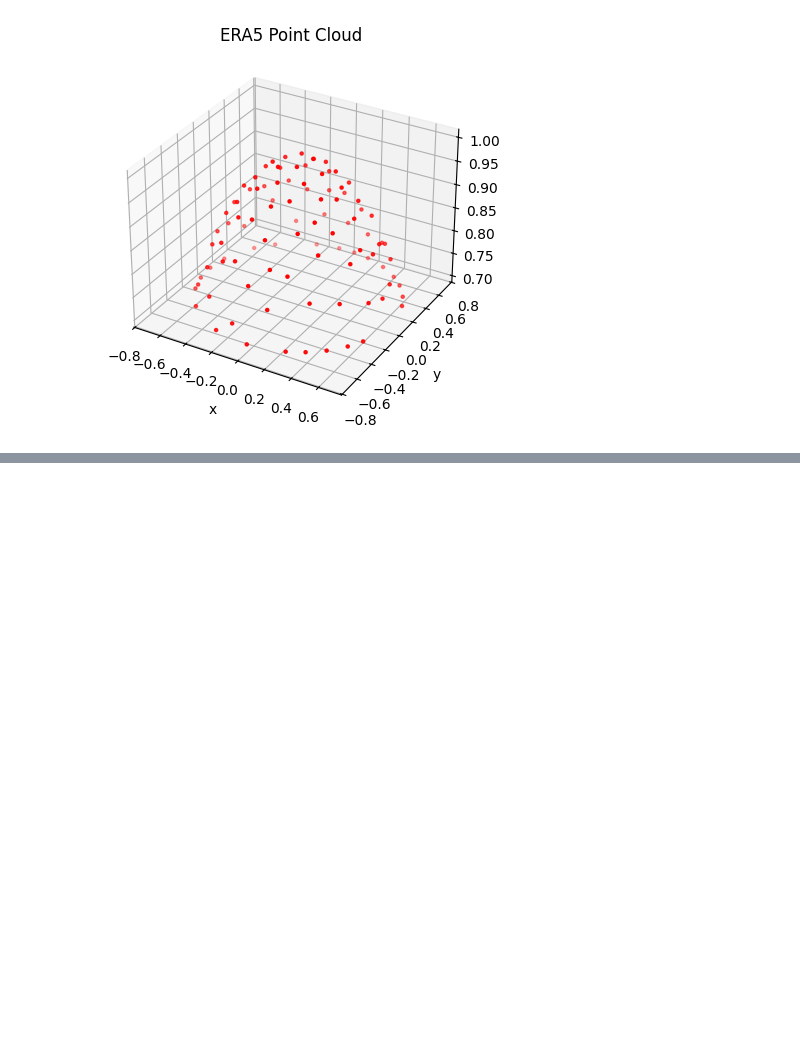
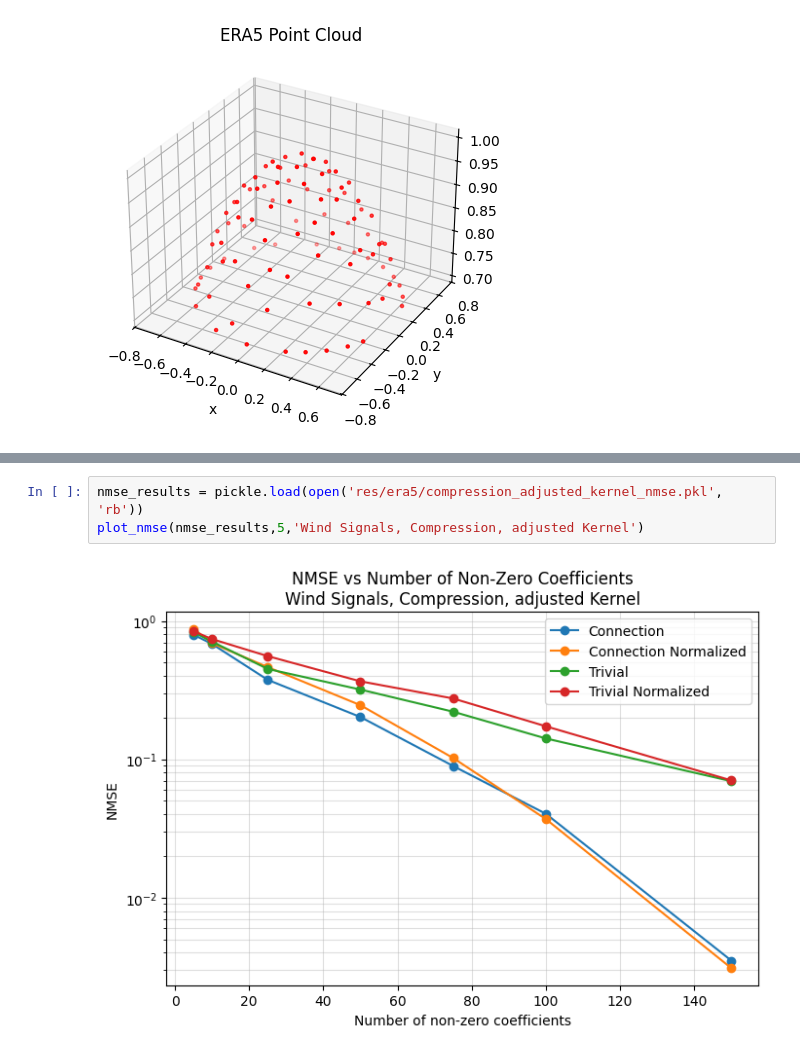
Before and after one commit to gmaurer08/sheaf-signal-processing, a Jupyter notebook: main.ipynb, the cells around one changed output, grey strips where cells are left out. Drawn from its saved outputs; the diff is of its cells as text; blank space fills up the shorter version.

```diff
--- a/main.ipynb
+++ b/main.ipynb
@@ -500,0 +788,5 @@ plt.show()
+# %%
+nmse_results = pickle.load(open('res/era5/compression_adjusted_kernel_nmse.pkl', 'rb'))
+plot_nmse(nmse_results,5,'Wind Signals, Compression, adjusted Kernel')
+# %% [output]
+[figure, added]
```
Also changed, not shown: parts of 27 cells of this notebook, 2 other files.
